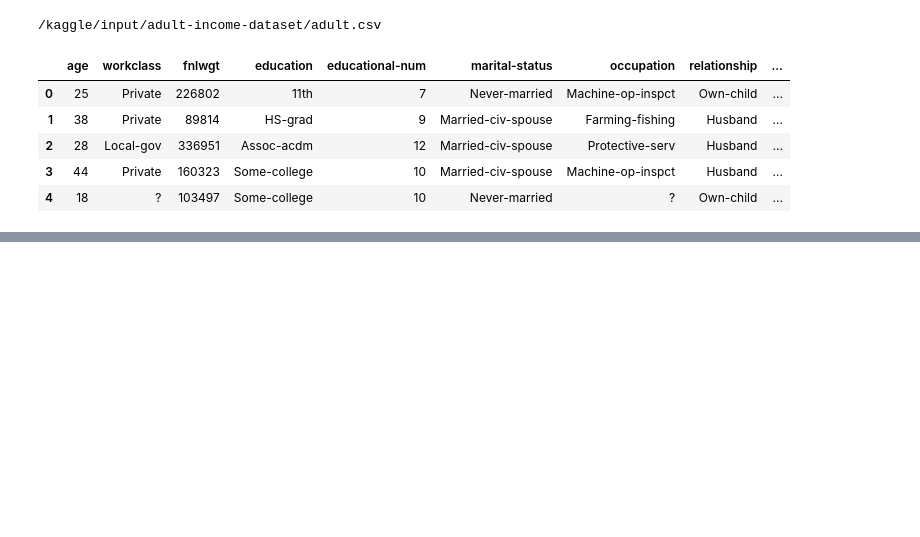
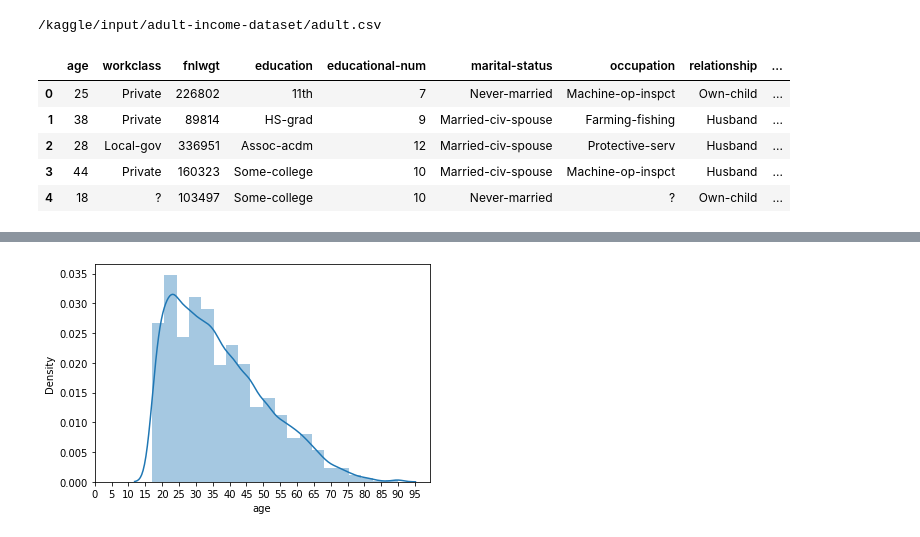
Before and after one commit to ArunNandam/ArunNandam, a Jupyter notebook: adult-dataset.ipynb, the cells around one changed output, grey strips where cells are left out. Drawn from its saved outputs; the diff is of its cells as text; code cells hidden in the pictures; blank space fills up the shorter version.

```diff
--- a/adult-dataset.ipynb
+++ b/adult-dataset.ipynb
@@ -30,0 +74,7 @@ df.head()
+# %%
+import seaborn as sns
+p = sns.distplot(lt50['age'],bins=20)
+p.set_xticks(list(range(0,100,5)))
+plt.show()
+# %% [output]
+[figure, added]
```
Also changed, not shown: parts of 31 cells of this notebook.
